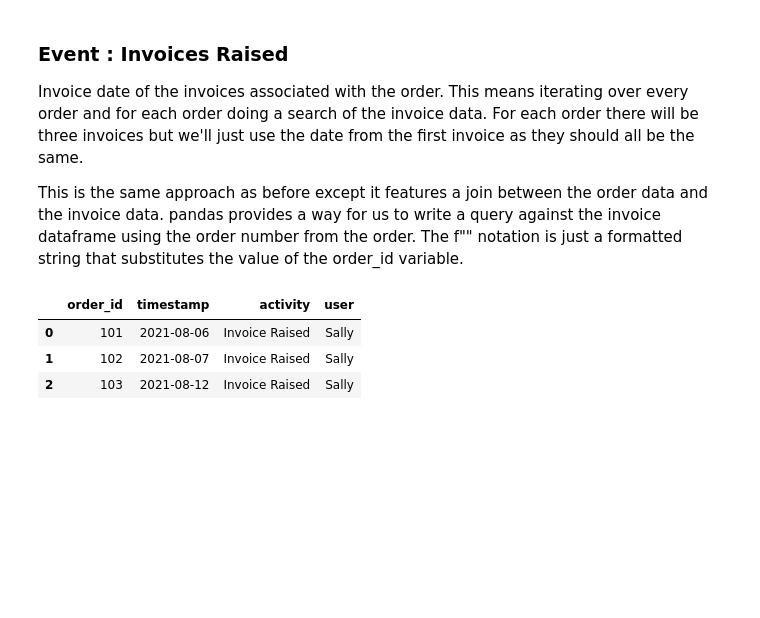
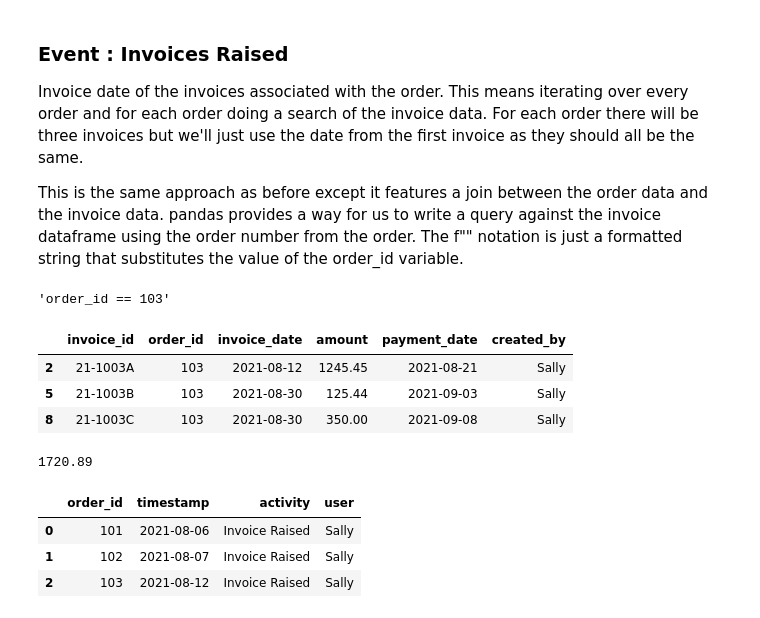
Before and after one commit to gerry-baird/process-mining-etl-ds, a Jupyter notebook: events.ipynb, the cells around one changed output. Saved outputs shown, nothing was run; the diff lists cells and outputs as text; code cells hidden in the pictures; blank space fills up the shorter version.

```diff
--- a/events.ipynb
+++ b/events.ipynb
@@ -134,6 +141,21 @@ for i, order in orders.iterrows():
     invoice_raised_list.append(event)
 
 invoice_raised_events = pd.DataFrame(invoice_raised_list)
+# %%
+query_str
+# %% [output]
+'order_id == 103'
+# %%
+matching_invoices
+# %% [output]
+|  | invoice_id | order_id | invoice_date | amount | payment_date | created_by |
+| 2 | 21-1003A | 103 | 2021-08-12 | 1245.45 | 2021-08-21 | Sally |
+| 5 | 21-1003B | 103 | 2021-08-30 | 125.44 | 2021-09-03 | Sally |
+| 8 | 21-1003C | 103 | 2021-08-30 | 350.00 | 2021-09-08 | Sally |
+# %%
+matching_invoices['amount'].sum()
+# %% [output]
+1720.89
 # %%
 invoice_raised_events.head()
 # %% [output]
```
Also changed, not shown: parts of 4 cells of this notebook, 1 other file.
